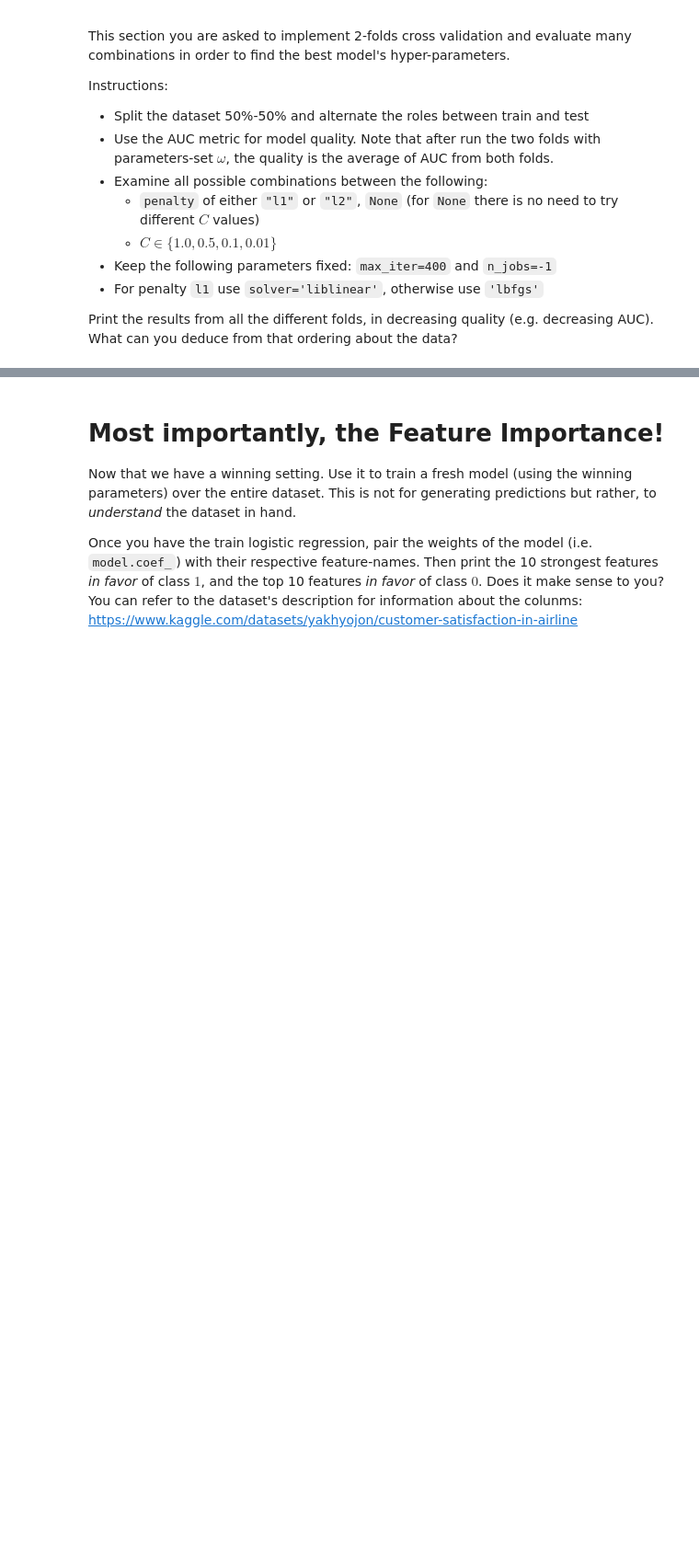
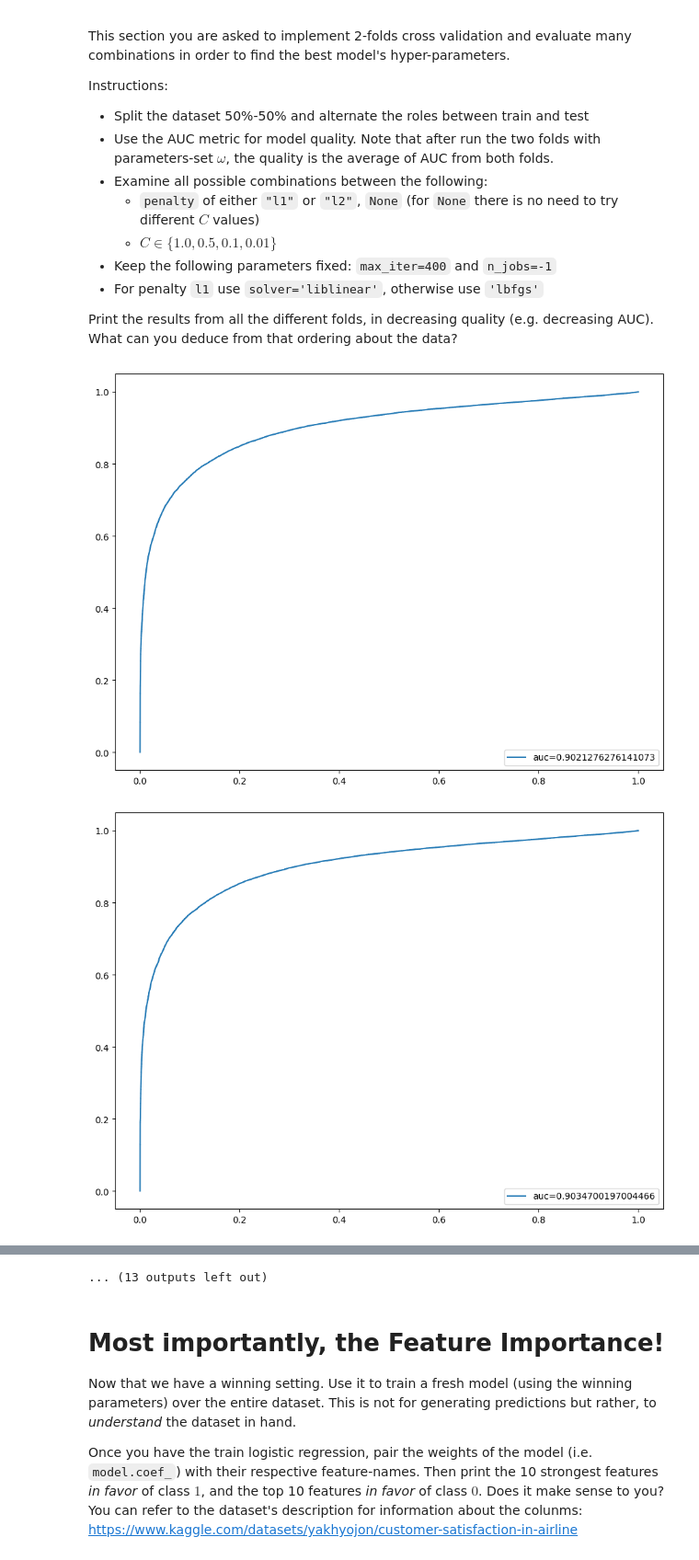
Before and after one commit to roysa-msft/tech-train-reusable-modules, a Jupyter notebook: Linear_Models_Ex.ipynb, the cells around one changed output, grey strips where cells are left out. Shown at 92% size. Drawn from its saved outputs; the diff is of its cells as text; code cells hidden in the pictures; blank space fills up the shorter version.

```diff
--- a/Linear_Models_Ex.ipynb
+++ b/Linear_Models_Ex.ipynb
@@ -201,0 +265,23 @@ Print the results from all the different folds, in decreasing quality (e.g. decr
+# %%
+np.random.seed(1234)
+is_train_mask = np.random.permutation(len(features)) < (len(df) * 0.5)
+res = {}
+
+hyper_params['max_iter'] = 400
+for penalty in ['l1', 'l2', None]:
+    for C in [1.0, 0.5, 0.1, 0.01]:
+      hyper_params['penalty'] = penalty
+      hyper_params['C'] = C
+      hyper_params['solver'] = 'liblinear' if penalty == 'l1' else 'lbfgs'
+      model=LogisticRegression(**hyper_params)
+      model.fit(features.loc[is_train_mask], labels.loc[is_train_mask])
+      predictions = model.predict_proba(features)[:, 1]
+      auc1 = plot_stats_and_get_auc(predictions[~is_train_mask], labels[~is_train_mask])
+      auc2 = plot_stats_and_get_auc(predictions[is_train_mask], labels[is_train_mask])
+      res[f"{penalty}_{C}"] = (auc1 + auc2) / 2
+
+res = dict(sorted(res.items(), key=lambda item: item[1], reverse=True))
+res
+# %% [output]
+[figure, added]
+[figure, added]
@@ -202,3 +298,4 @@ Print the results from all the different folds, in decreasing quality (e.g. decr
+... (13 outputs left out)
 # %% [markdown]
 # Most importantly, the Feature Importance!
 
```
Also changed, not shown: parts of 11 cells of this notebook.
